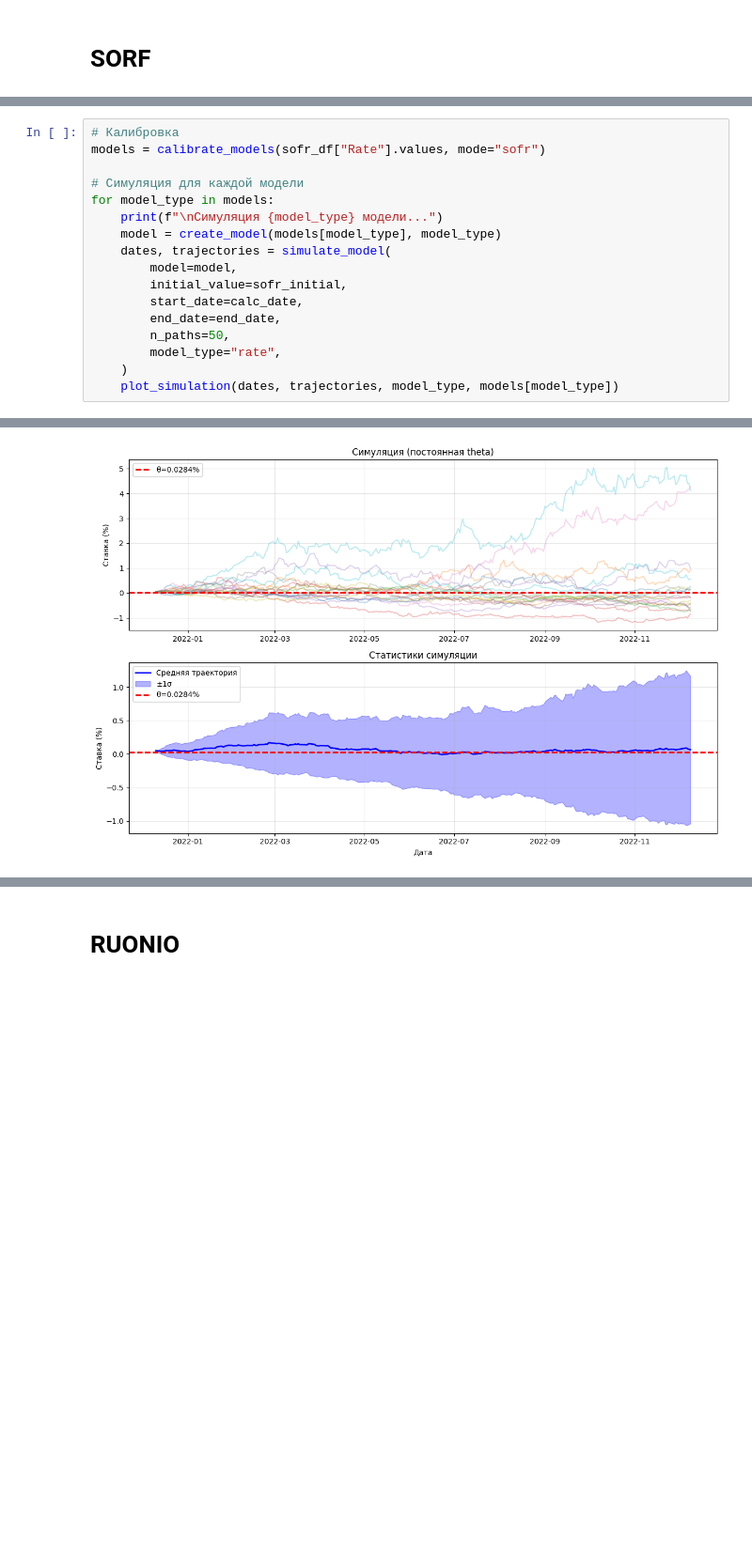
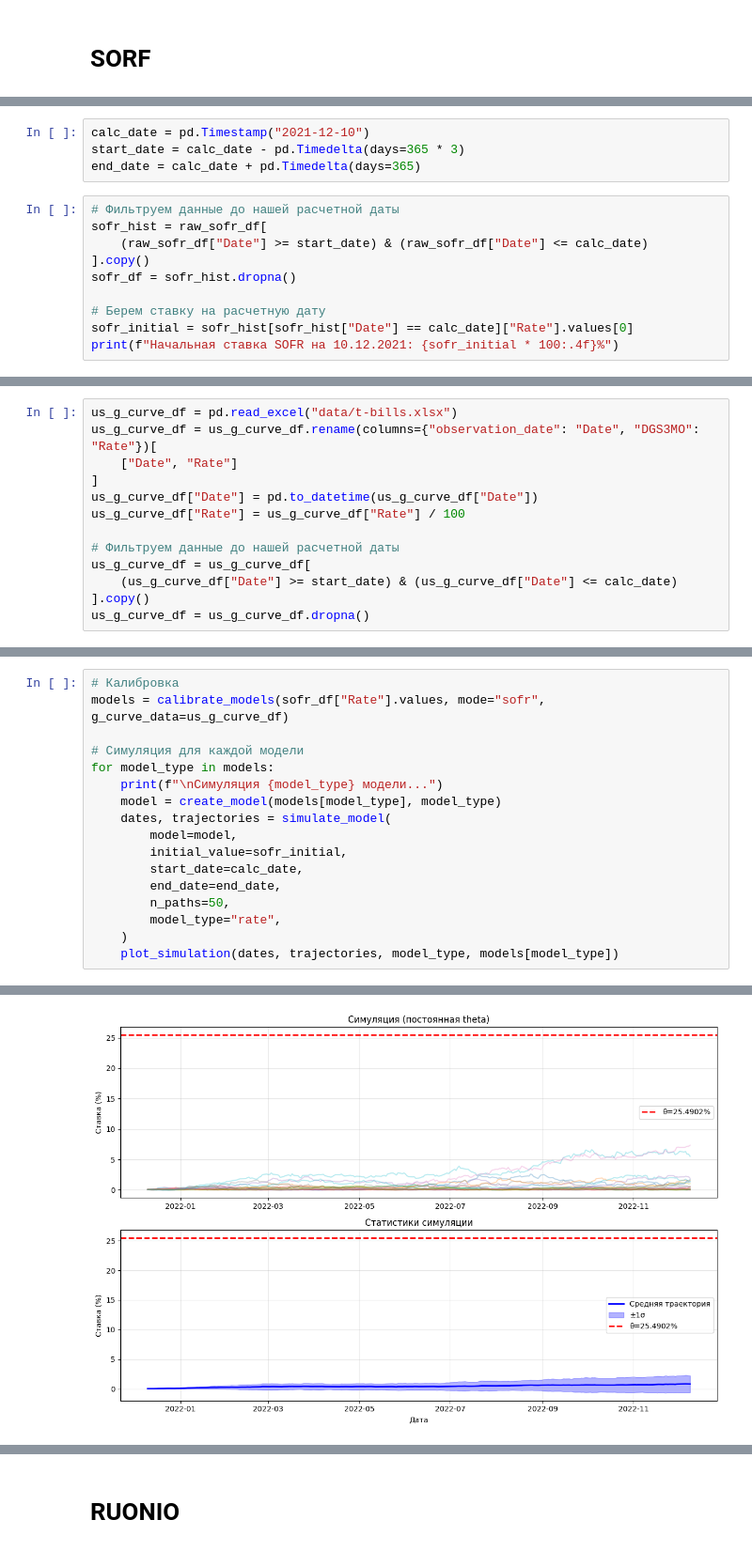
Before and after one commit to ArtemLiA/Quants-Project, a Jupyter notebook: main.ipynb, the cells around one changed output, grey strips where cells are left out. Shown at 94% size. Cells and saved outputs as stored; diff of their text form; blank space fills up the shorter version.

```diff
--- a/main.ipynb
+++ b/main.ipynb
@@ -60,0 +39,14 @@ plot_historical_data(sofr_df)
+# %%
+calc_date = pd.Timestamp("2021-12-10")
+start_date = calc_date - pd.Timedelta(days=365 * 3)
+end_date = calc_date + pd.Timedelta(days=365)
+# %%
+# Фильтруем данные до нашей расчетной даты
+sofr_hist = raw_sofr_df[
+    (raw_sofr_df["Date"] >= start_date) & (raw_sofr_df["Date"] <= calc_date)
+].copy()
+sofr_df = sofr_hist.dropna()
+
+# Берем ставку на расчетную дату
+sofr_initial = sofr_hist[sofr_hist["Date"] == calc_date]["Rate"].values[0]
+print(f"Начальная ставка SOFR на 10.12.2021: {sofr_initial * 100:.4f}%")
@@ -60,0 +85,13 @@ plot_historical_data(sofr_df)
+# %%
+us_g_curve_df = pd.read_excel("data/t-bills.xlsx")
+us_g_curve_df = us_g_curve_df.rename(columns={"observation_date": "Date", "DGS3MO": "Rate"})[
+    ["Date", "Rate"]
+]
+us_g_curve_df["Date"] = pd.to_datetime(us_g_curve_df["Date"])
+us_g_curve_df["Rate"] = us_g_curve_df["Rate"] / 100
+
+# Фильтруем данные до нашей расчетной даты
+us_g_curve_df = us_g_curve_df[
+    (us_g_curve_df["Date"] >= start_date) & (us_g_curve_df["Date"] <= calc_date)
+].copy()
+us_g_curve_df = us_g_curve_df.dropna()
@@ -61,6 +132,6 @@ plot_historical_data(sofr_df)
 # %%
 # Калибровка
-models = calibrate_models(sofr_df["Rate"].values, mode="sofr")
+models = calibrate_models(sofr_df["Rate"].values, mode="sofr", g_curve_data=us_g_curve_df)
 
 # Симуляция для каждой модели
 for model_type in models:
@@ -89,3 +157,3 @@ for model_type in models:
 
 Симуляция constant модели...
-[figure, old version]
+[figure, new version]
```
Also changed, not shown: parts of 30 cells of this notebook, 10 other files.
